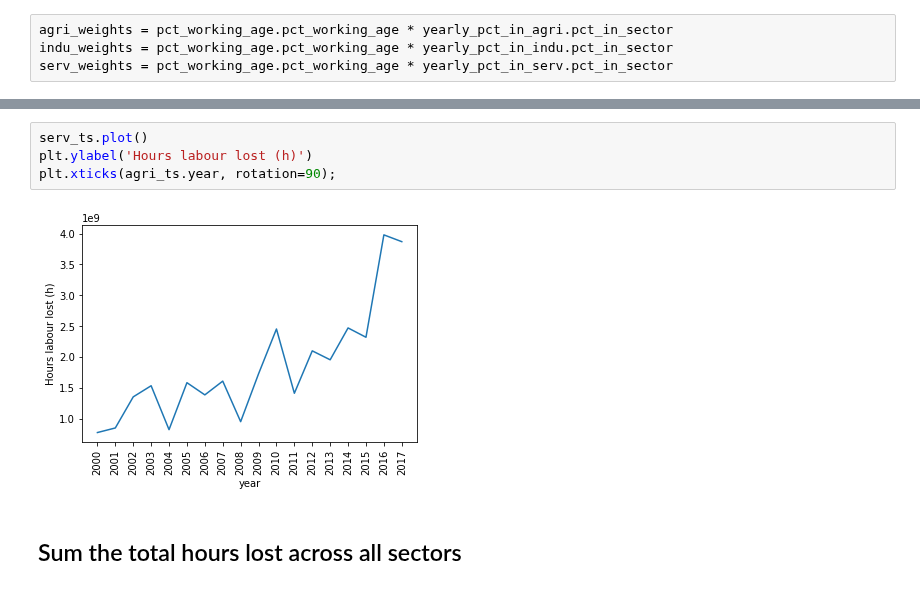
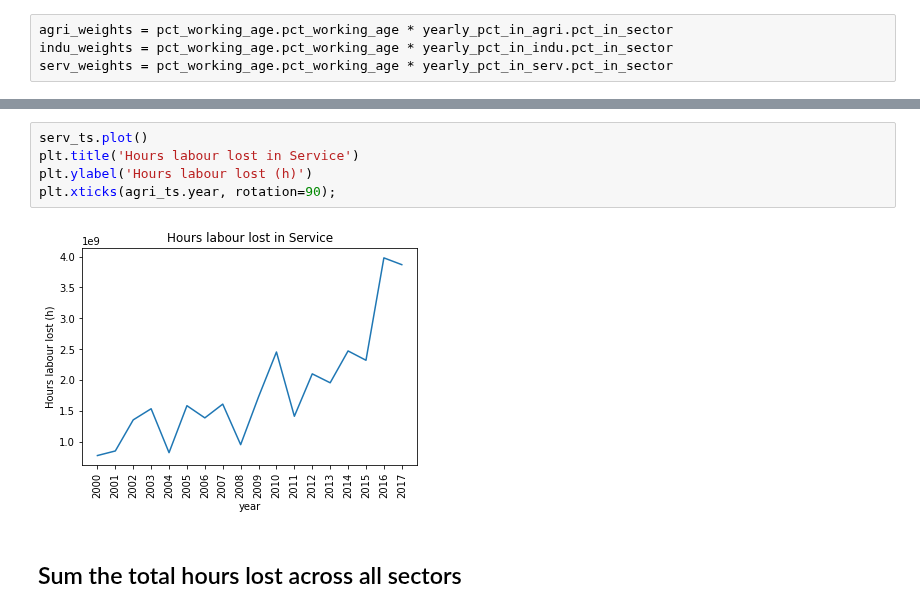
Before and after one commit to mangecoeur/health-climate-exposure, a Jupyter notebook: 1.3 Labour capacity change.ipynb, the cells around one changed output, grey strips where cells are left out. Saved outputs shown, nothing was run; the diff lists cells and outputs as text.

```diff
--- a/1.3 Labour capacity change.ipynb
+++ b/1.3 Labour capacity change.ipynb
@@ -437,9 +429,10 @@ plt.xticks(indu_ts.year, rotation=90);
 # %%
 serv_ts.plot()
+plt.title('Hours labour lost in Service')
 plt.ylabel('Hours labour lost (h)')
 plt.xticks(agri_ts.year, rotation=90);
 # %% [output]
-[figure, old version]
+[figure, new version]
 # %% [markdown]
 ## Sum the total hours lost across all sectors
 # %%
```
Also changed, not shown: parts of 7 cells of this notebook.
